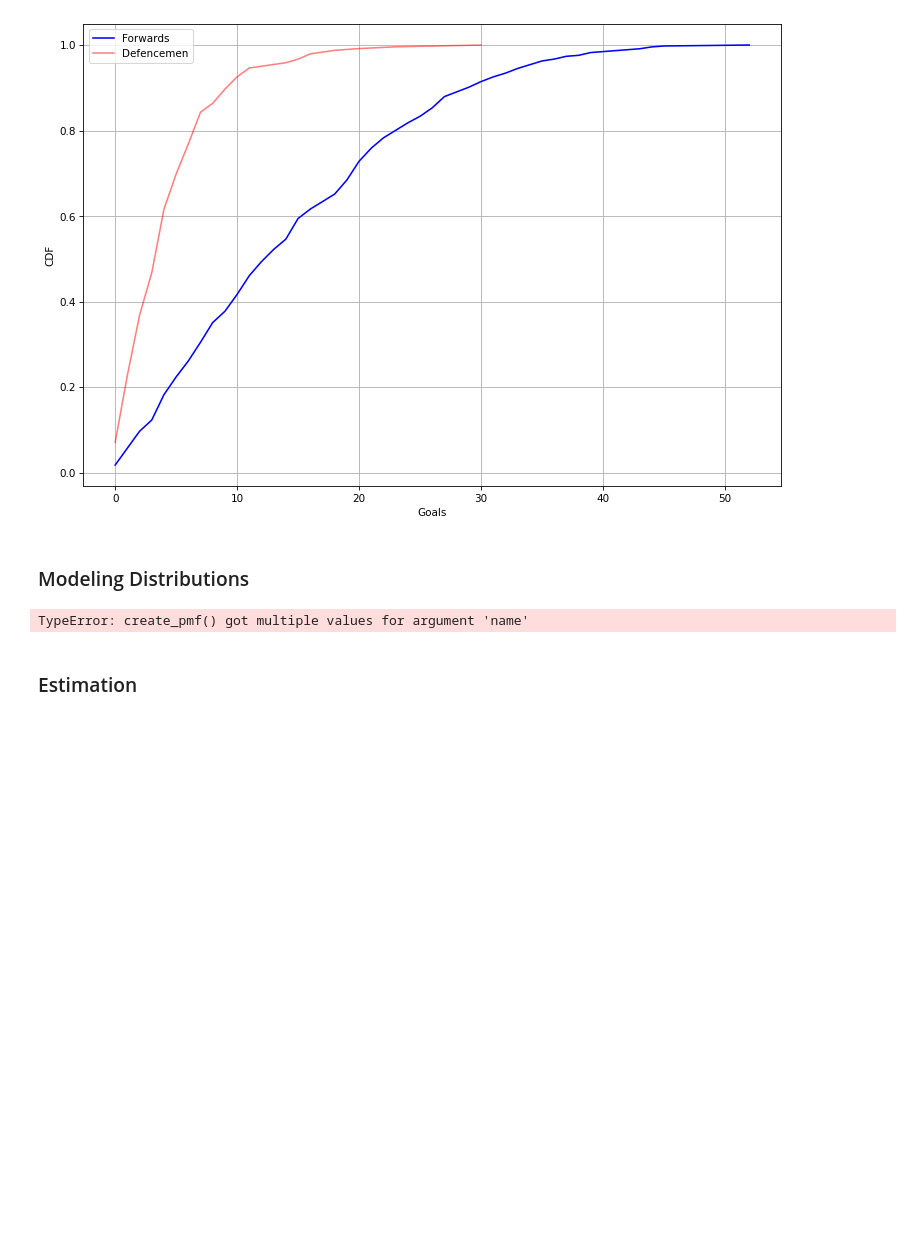
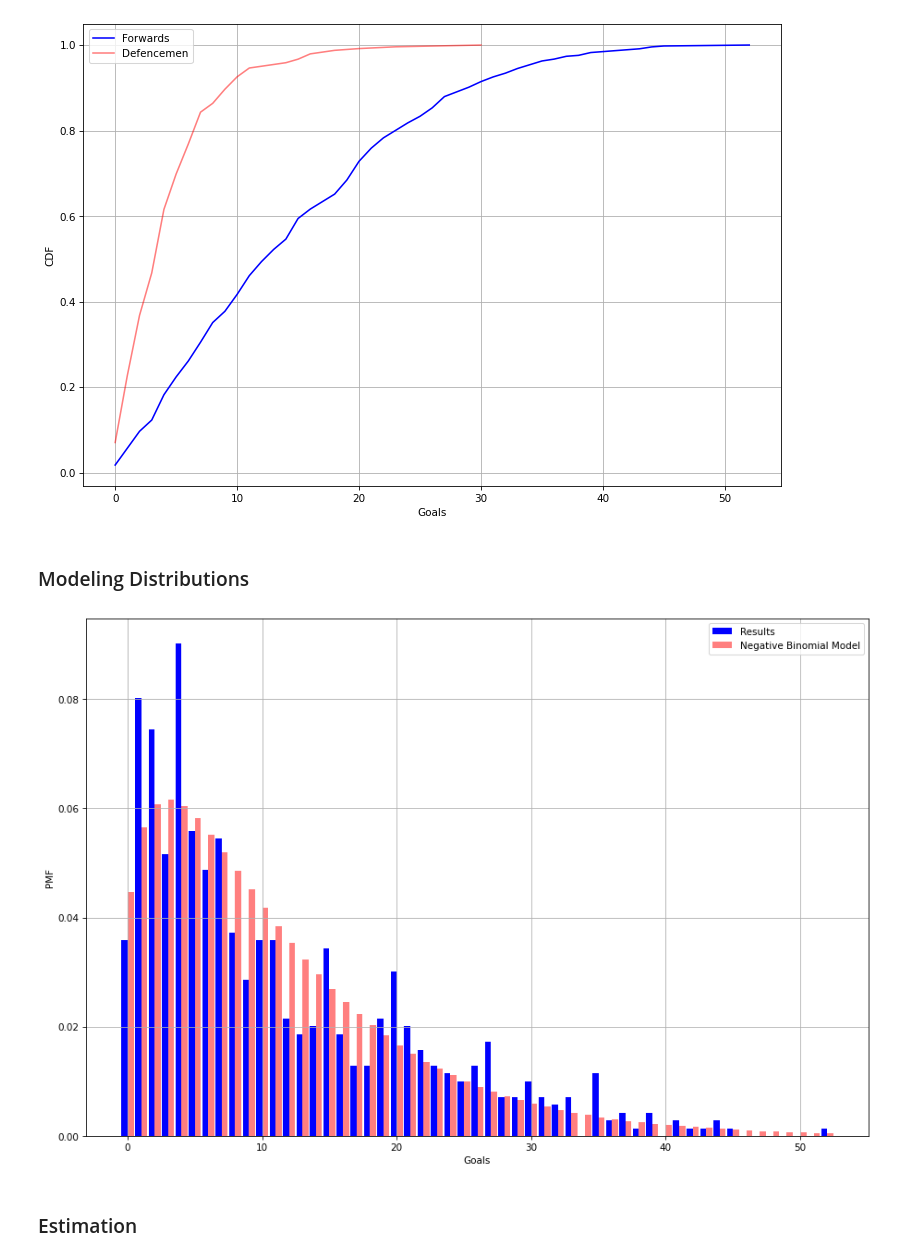
Before and after one commit to thedanicode24/moneypuck-data, a Jupyter notebook: skaters/goals.ipynb, the cells around one changed output. Cells and saved outputs as stored; diff of their text form; code cells hidden in the pictures; blank space fills up the shorter version.

```diff
--- a/skaters/goals.ipynb
+++ b/skaters/goals.ipynb
@@ -182,9 +184,9 @@ da.plot_two_cdfs(vals1[feature], vals2[feature], label1=label1, label2=label2, x
 # %%
 top_score = int(df_goals[feature].max())
 
-mean, var, r = ddm.plot_empirical_vs_nb_model(df_goals, feature, range(top_score+1), xlabel=label)
+mean, var, r = ddm.plot_empirical_vs_nb_model(df_goals[feature], range(top_score+1), xlabel=label)
 # %% [output]
-TypeError: create_pmf() got multiple values for argument 'name'
+[figure, added]
 # %% [markdown]
 ### Estimation
 # %%
```
Also changed, not shown: parts of 13 cells of this notebook.
